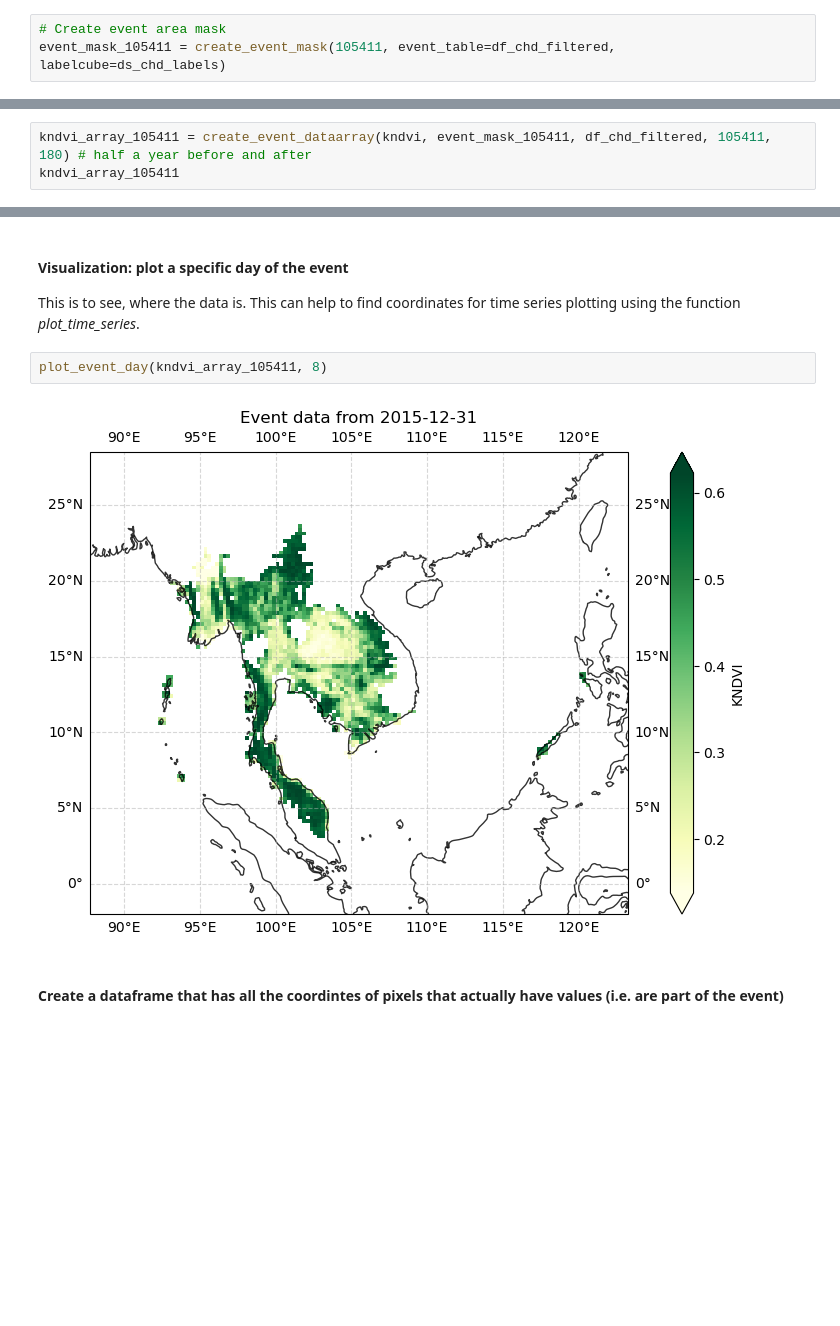
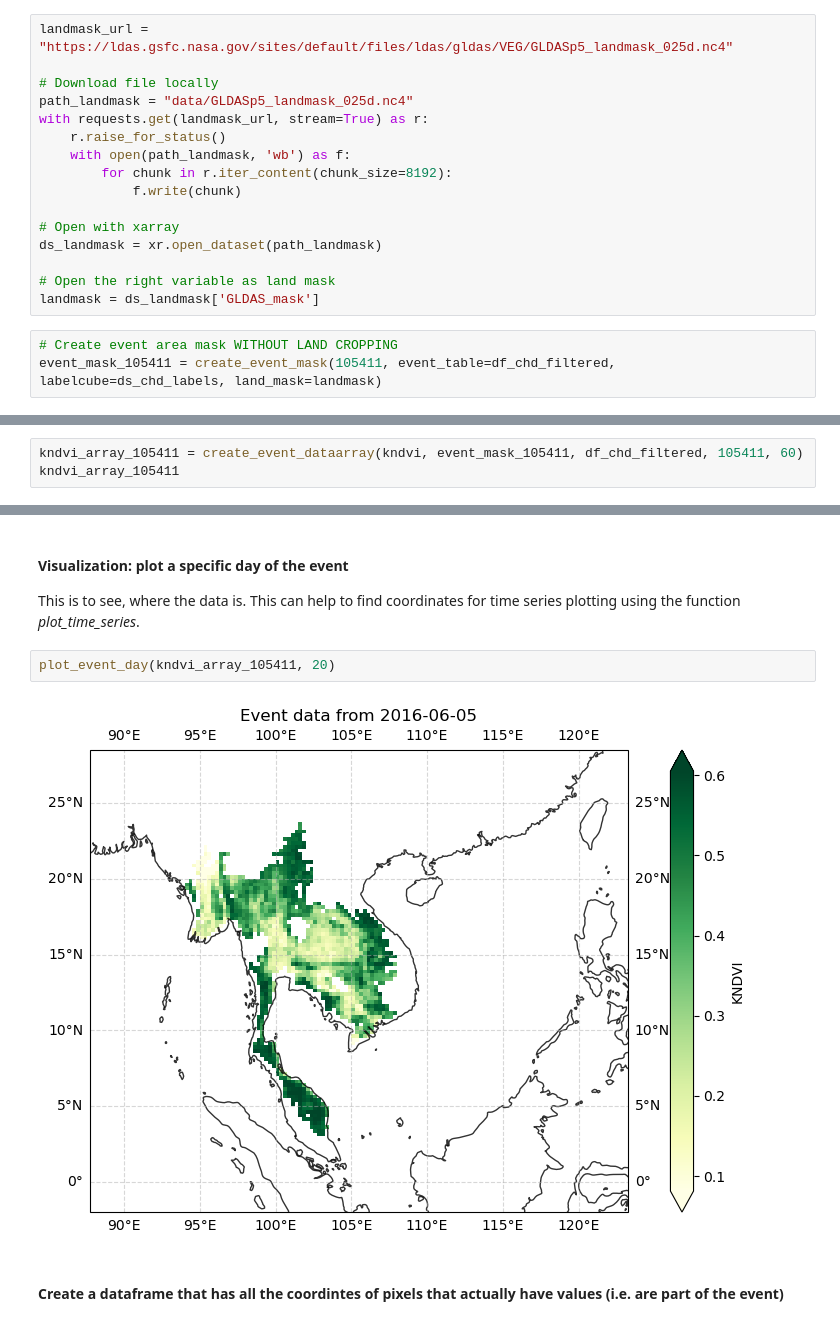
Before and after one commit to bgrandt/masters_thesis, a Jupyter notebook: 1_data_exploration.ipynb, the cells around one changed output, grey strips where cells are left out. Cells and saved outputs as stored; diff of their text form; blank space fills up the shorter version.

```diff
--- a/1_data_exploration.ipynb
+++ b/1_data_exploration.ipynb
@@ -522,4 +198,20 @@ Attributes: (0)
+# %%
+landmask_url = "https://ldas.gsfc.nasa.gov/sites/default/files/ldas/gldas/VEG/GLDASp5_landmask_025d.nc4"
+
+# Download file locally
+path_landmask = "data/GLDASp5_landmask_025d.nc4"
+with requests.get(landmask_url, stream=True) as r:
+    r.raise_for_status()
+    with open(path_landmask, 'wb') as f:
+        for chunk in r.iter_content(chunk_size=8192):
+            f.write(chunk)
+
+# Open with xarray
+ds_landmask = xr.open_dataset(path_landmask)
+
+# Open the right variable as land mask
+landmask = ds_landmask['GLDAS_mask']
 # %%
-# Create event area mask
-event_mask_105411 = create_event_mask(105411, event_table=df_chd_filtered, labelcube=ds_chd_labels)
+# Create event area mask WITHOUT LAND CROPPING
+event_mask_105411 = create_event_mask(105411, event_table=df_chd_filtered, labelcube=ds_chd_labels, land_mask=landmask)
 # %%
@@ -553,6 +245,6 @@ ds_esdc = store.open_data('esdc-8d-0.25deg-1x720x1440-3.0.1.zarr')
 # Load kNDVI from data store
 kndvi = ds_esdc['kndvi']
 # %%
-kndvi_array_105411 = create_event_dataarray(kndvi, event_mask_105411, df_chd_filtered, 105411, 180) # half a year before and after
+kndvi_array_105411 = create_event_dataarray(kndvi, event_mask_105411, df_chd_filtered, 105411, 60)
 kndvi_array_105411
 # %% [output]
@@ -614,9 +306,9 @@ units :
 #### Visualization: plot a specific day of the event
 This is to see, where the data is. This can help to find coordinates for time series plotting using the function _plot_time_series_.
 # %%
-plot_event_day(kndvi_array_105411, 8)
+plot_event_day(kndvi_array_105411, 20)
 # %% [output]
-[figure, old version]
+[figure, new version]
 # %% [markdown]
 #### Create a dataframe that has all the coordintes of pixels that actually have values (i.e. are part of the event)
 # %%
```
Also changed, not shown: parts of 20 cells of this notebook, 5 other files.
